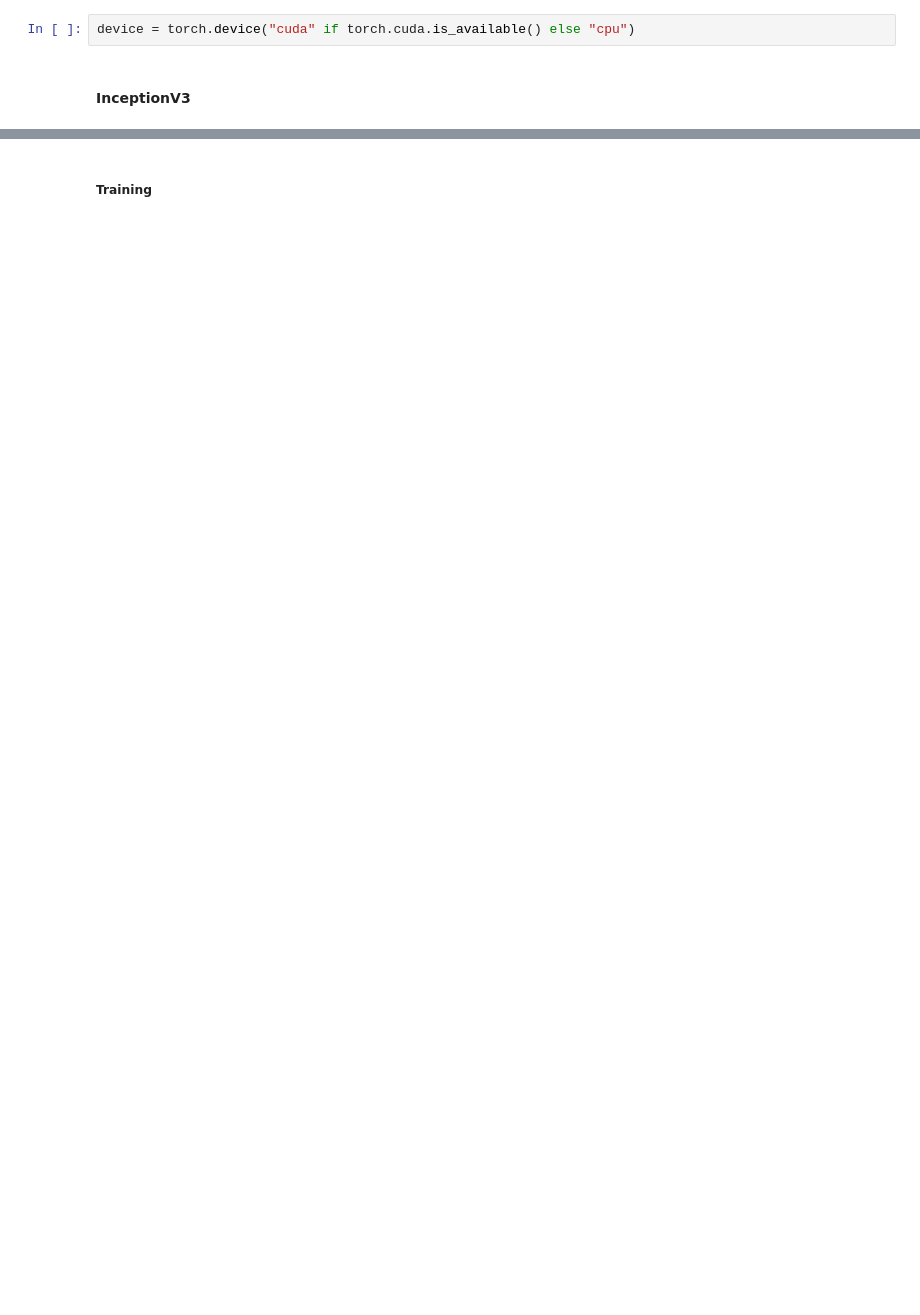
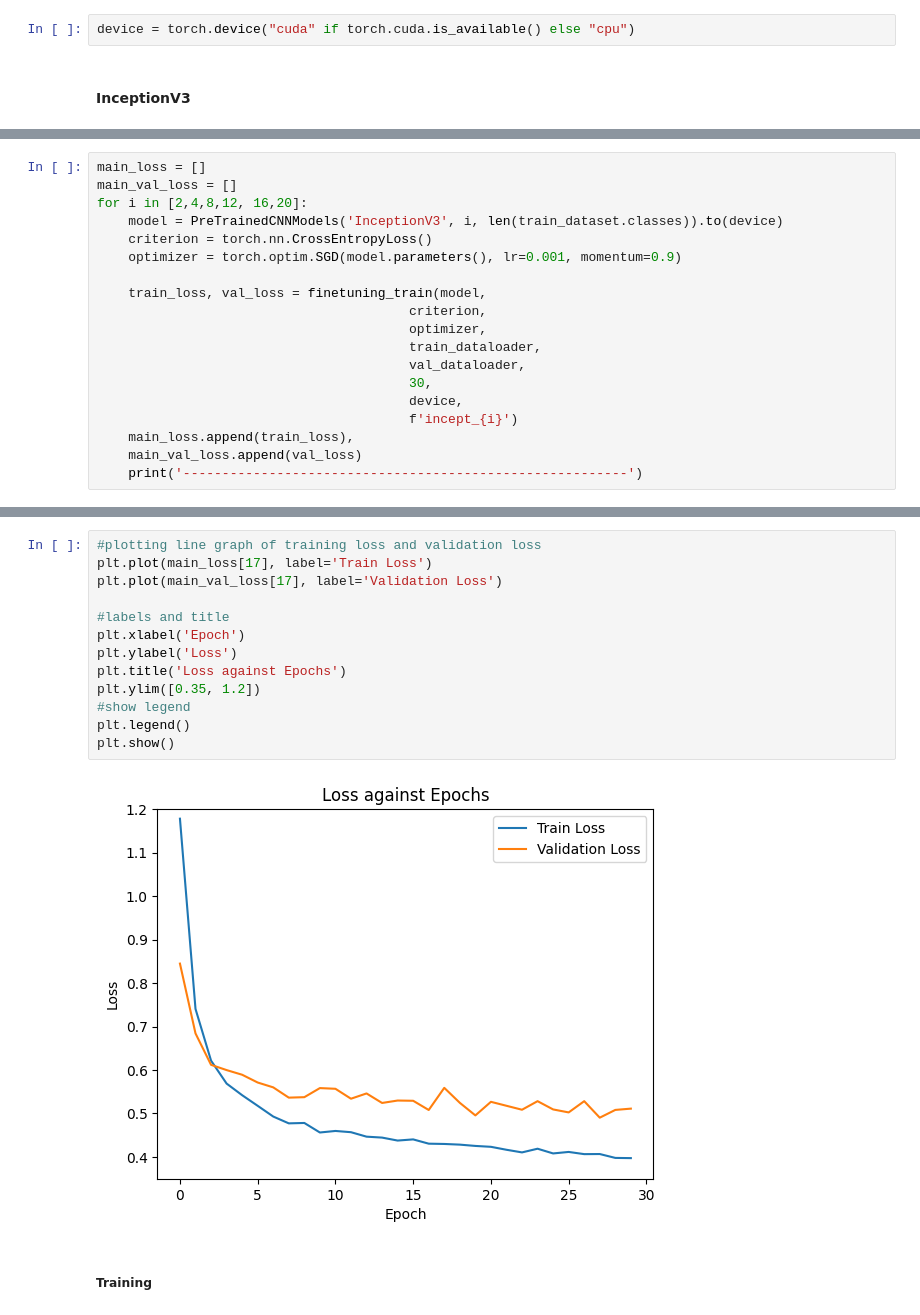
Before and after one commit to Jaywhisker/PlayWrite, a Jupyter notebook: notebooks/cnn_transfer_learning.ipynb, the cells around one changed output, grey strips where cells are left out. Saved outputs shown, nothing was run; the diff lists cells and outputs as text; blank space fills up the shorter version.

```diff
--- a/notebooks/cnn_transfer_learning.ipynb
+++ b/notebooks/cnn_transfer_learning.ipynb
@@ -361,0 +350,19 @@ device = torch.device("cuda" if torch.cuda.is_available() else "cpu")
+# %%
+main_loss = []
+main_val_loss = []
+for i in [2,4,8,12, 16,20]:
+    model = PreTrainedCNNModels('InceptionV3', i, len(train_dataset.classes)).to(device)
+    criterion = torch.nn.CrossEntropyLoss()
+    optimizer = torch.optim.SGD(model.parameters(), lr=0.001, momentum=0.9)
+
+    train_loss, val_loss = finetuning_train(model,
+                                        criterion,
+                                        optimizer,
+                                        train_dataloader,
+                                        val_dataloader,
+                                        30,
+                                        device,
+                                        f'incept_{i}')
+    main_loss.append(train_loss),
+    main_val_loss.append(val_loss)
+    print('---------------------------------------------------------')
@@ -362,3 +405,18 @@ device = torch.device("cuda" if torch.cuda.is_available() else "cpu")
+# %%
+#plotting line graph of training loss and validation loss
+plt.plot(main_loss[17], label='Train Loss')
+plt.plot(main_val_loss[17], label='Validation Loss')
+
+#labels and title
+plt.xlabel('Epoch')
+plt.ylabel('Loss')
+plt.title('Loss against Epochs')
+plt.ylim([0.35, 1.2])
+#show legend
+plt.legend()
+plt.show()
+# %% [output]
+[figure, added]
 # %% [markdown]
 ##### Training
 # %%
```
Also changed, not shown: parts of 72 cells of this notebook, 1 other file.
